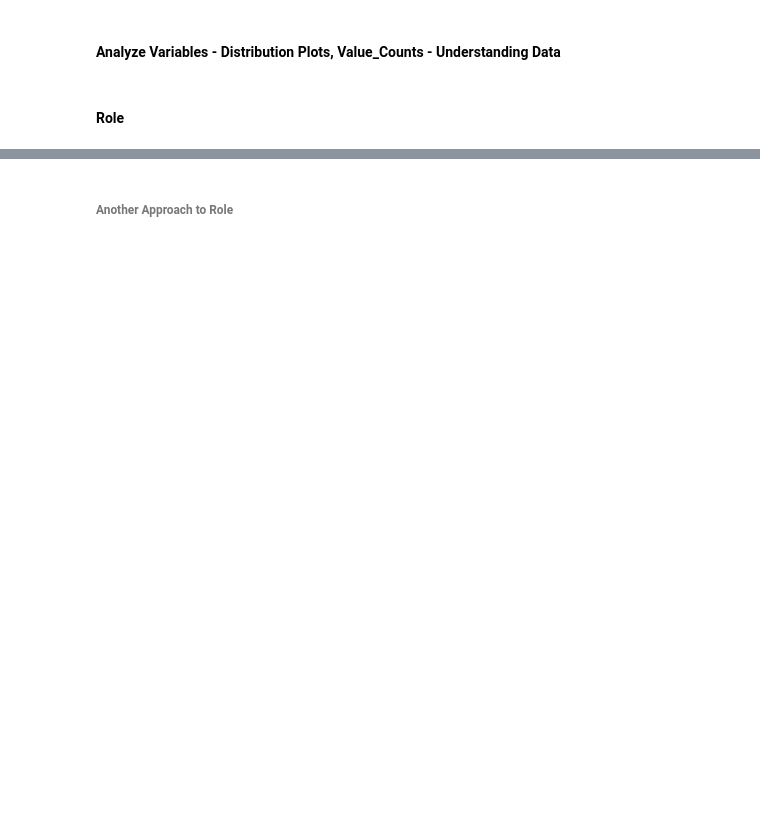
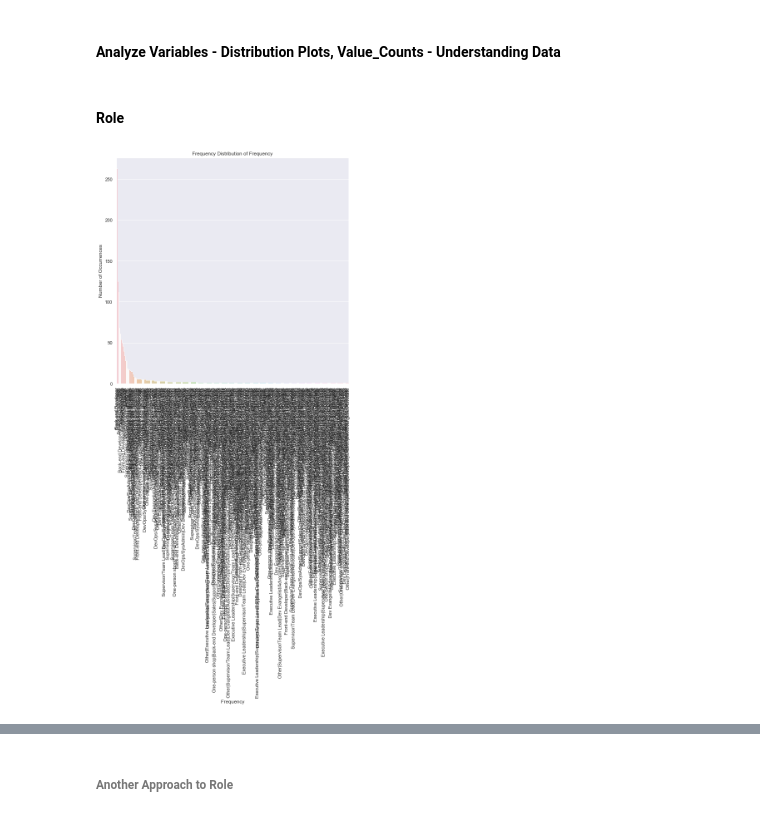
Before and after one commit to flaviacmr/Aprendizagem_Automatica, a Jupyter notebook: AA_201819_Project/AA_201819_Project/AA_201819_Project_FR2.ipynb, the cells around one changed output, grey strips where cells are left out. Saved outputs shown, nothing was run; the diff lists cells and outputs as text; code cells hidden in the pictures; blank space fills up the shorter version.

```diff
--- a/AA_201819_Project/AA_201819_Project/AA_201819_Project_FR2.ipynb
+++ b/AA_201819_Project/AA_201819_Project/AA_201819_Project_FR2.ipynb
@@ -352,7 +351,9 @@ def plot_count(column, name):
 # %% [markdown]
 #### Role
 # %%
-plot_count('Work_Role_Position', 'Frequency')
+plot_count('Work_Position', 'Frequency')
+# %% [output]
+[figure, added]
 # %%
 def findRoleType(workString):
     #helper that finds the role type of an individual based on the string of
```
Also changed, not shown: parts of 14 cells of this notebook.
